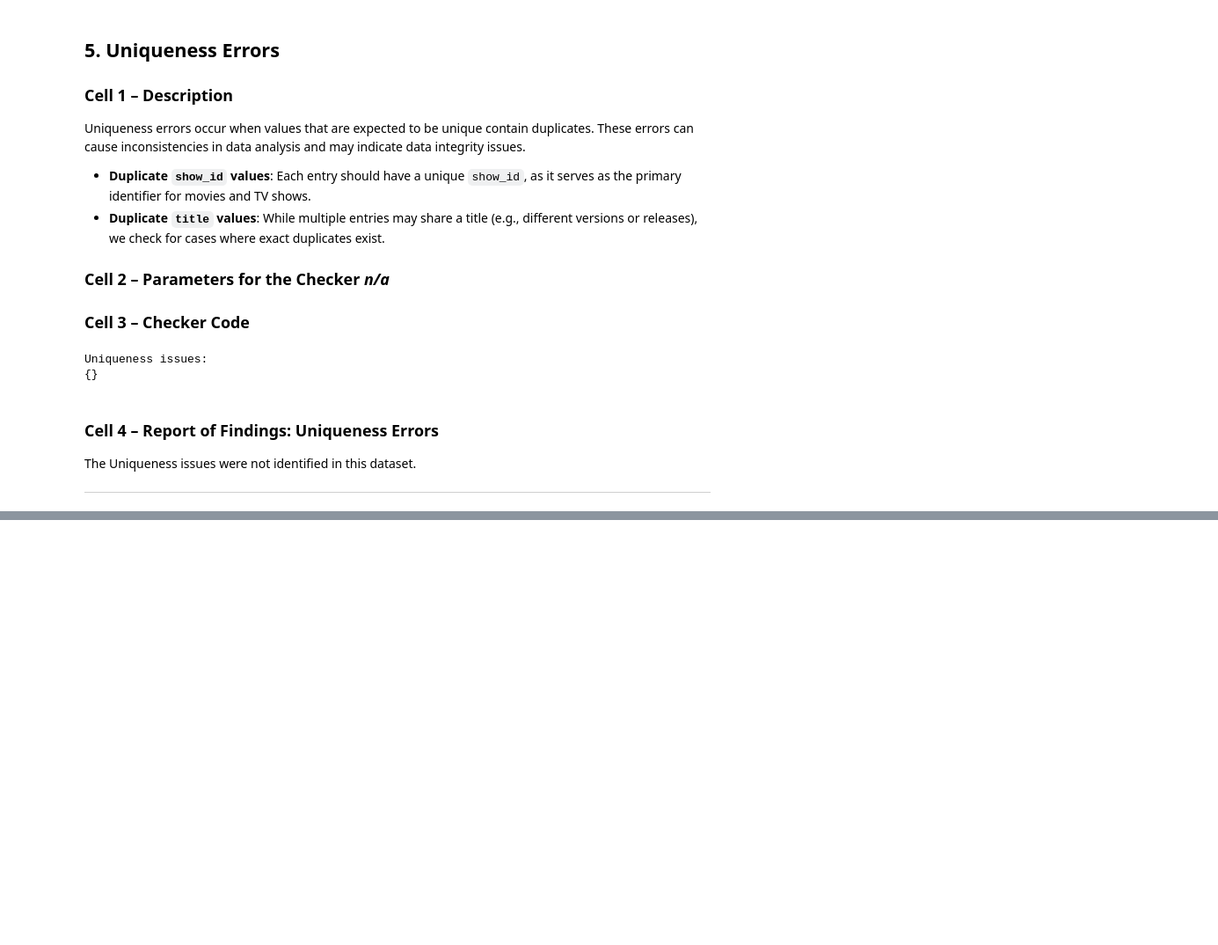
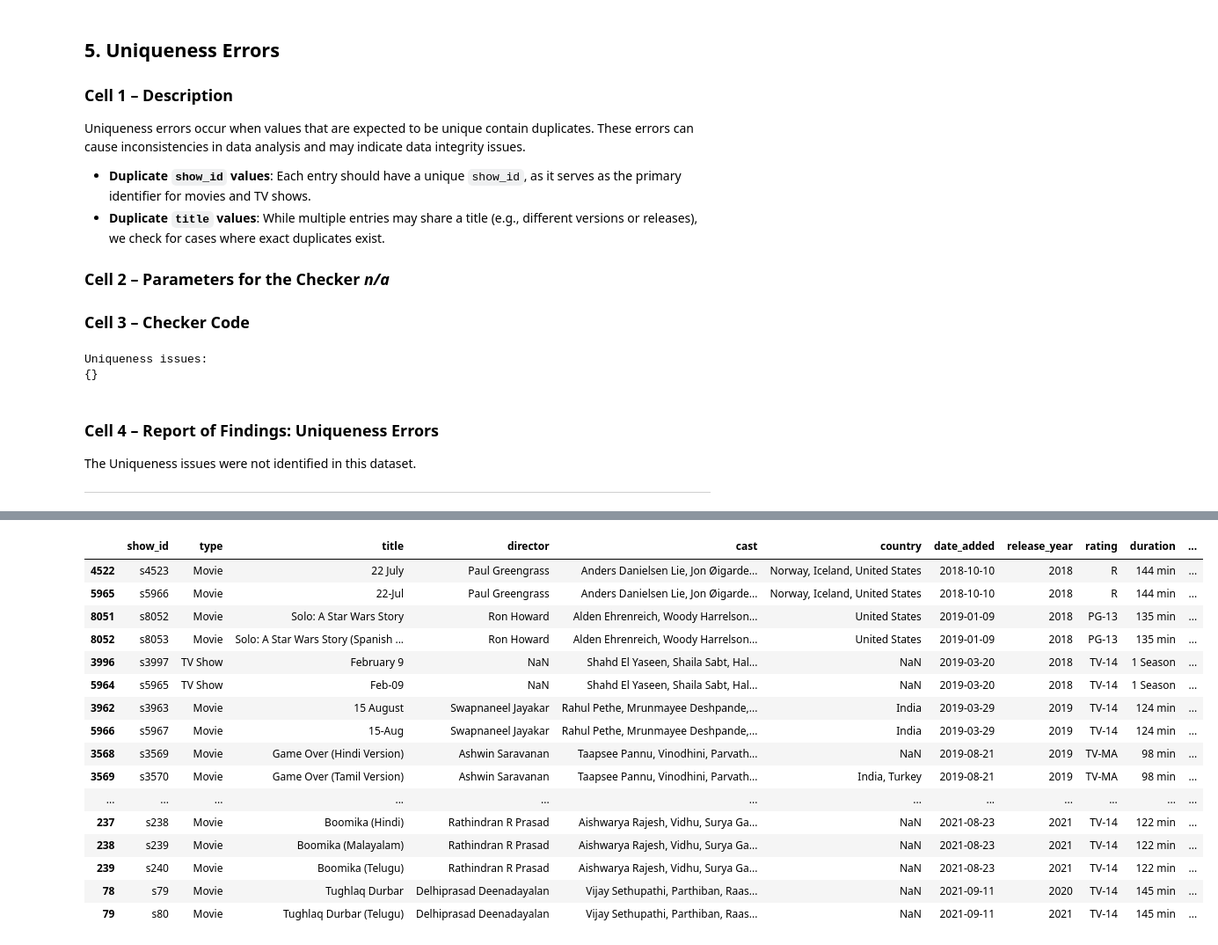
Before and after one commit to royruik/CSI4142_Assignments, a Jupyter notebook: A2/A2_Jupyter_Analysis_dataset1.ipynb, the cells around one changed output, grey strips where cells are left out. Shown at 88% size. Cells and saved outputs as stored; diff of their text form; code cells hidden in the pictures; blank space fills up the shorter version.

```diff
--- a/A2/A2_Jupyter_Analysis_dataset1.ipynb
+++ b/A2/A2_Jupyter_Analysis_dataset1.ipynb
@@ -377,0 +564,7 @@ The Uniqueness issues were not identified in this dataset.
+# %%
+# Count occurrences of each (date_added, release_year) pair
+duplicate_date_release = (
+    df.groupby(["date_added", "description"])
+    .filter(lambda x: len(x) > 1)  # Keep only duplicates
+    .sort_values(["date_added", "description"])
+)
@@ -377,0 +581,21 @@ The Uniqueness issues were not identified in this dataset.
+# %%
+# Display results
+display.display(duplicate_date_release)
+# %% [output]
+|  | show_id | type | title | director | cast | country | date_added | release_year | rating | duration | ... |
+| 4522 | s4523 | Movie | 22 July | Paul Greengrass | Anders Danielsen Lie, Jon Øigarde... | Norway, Iceland, United States | 2018-10-10 | 2018 | R | 144 min | ... |
+| 5965 | s5966 | Movie | 22-Jul | Paul Greengrass | Anders Danielsen Lie, Jon Øigarde... | Norway, Iceland, United States | 2018-10-10 | 2018 | R | 144 min | ... |
+| 8051 | s8052 | Movie | Solo: A Star Wars Story | Ron Howard | Alden Ehrenreich, Woody Harrelson... | United States | 2019-01-09 | 2018 | PG-13 | 135 min | ... |
+| 8052 | s8053 | Movie | Solo: A Star Wars Story (Spanish ... | Ron Howard | Alden Ehrenreich, Woody Harrelson... | United States | 2019-01-09 | 2018 | PG-13 | 135 min | ... |
+| 3996 | s3997 | TV Show | February 9 | NaN | Shahd El Yaseen, Shaila Sabt, Hal... | NaN | 2019-03-20 | 2018 | TV-14 | 1 Season | ... |
+| 5964 | s5965 | TV Show | Feb-09 | NaN | Shahd El Yaseen, Shaila Sabt, Hal... | NaN | 2019-03-20 | 2018 | TV-14 | 1 Season | ... |
+| 3962 | s3963 | Movie | 15 August | Swapnaneel Jayakar | Rahul Pethe, Mrunmayee Deshpande,... | India | 2019-03-29 | 2019 | TV-14 | 124 min | ... |
+| 5966 | s5967 | Movie | 15-Aug | Swapnaneel Jayakar | Rahul Pethe, Mrunmayee Deshpande,... | India | 2019-03-29 | 2019 | TV-14 | 124 min | ... |
+| 3568 | s3569 | Movie | Game Over (Hindi Version) | Ashwin Saravanan | Taapsee Pannu, Vinodhini, Parvath... | NaN | 2019-08-21 | 2019 | TV-MA | 98 min | ... |
+| 3569 | s3570 | Movie | Game Over (Tamil Version) | Ashwin Saravanan | Taapsee Pannu, Vinodhini, Parvath... | India, Turkey | 2019-08-21 | 2019 | TV-MA | 98 min | ... |
+| ... | ... | ... | ... | ... | ... | ... | ... | ... | ... | ... | ... |
+| 237 | s238 | Movie | Boomika (Hindi) | Rathindran R Prasad | Aishwarya Rajesh, Vidhu, Surya Ga... | NaN | 2021-08-23 | 2021 | TV-14 | 122 min | ... |
+| 238 | s239 | Movie | Boomika (Malayalam) | Rathindran R Prasad | Aishwarya Rajesh, Vidhu, Surya Ga... | NaN | 2021-08-23 | 2021 | TV-14 | 122 min | ... |
+| 239 | s240 | Movie | Boomika (Telugu) | Rathindran R Prasad | Aishwarya Rajesh, Vidhu, Surya Ga... | NaN | 2021-08-23 | 2021 | TV-14 | 122 min | ... |
+| 78 | s79 | Movie | Tughlaq Durbar | Delhiprasad Deenadayalan | Vijay Sethupathi, Parthiban, Raas... | NaN | 2021-09-11 | 2020 | TV-14 | 145 min | ... |
+| 79 | s80 | Movie | Tughlaq Durbar (Telugu) | Delhiprasad Deenadayalan | Vijay Sethupathi, Parthiban, Raas... | NaN | 2021-09-11 | 2021 | TV-14 | 145 min | ... |
```
Also changed, not shown: parts of 32 cells of this notebook.
